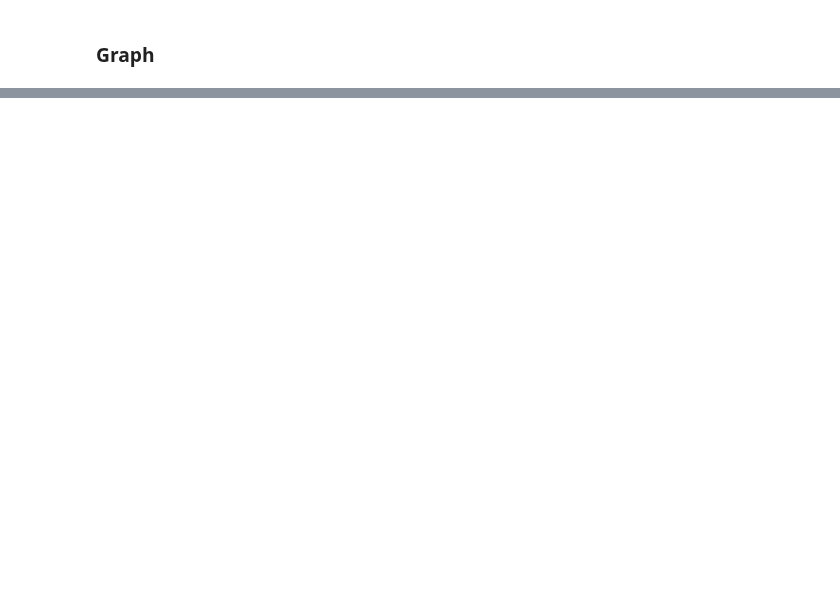
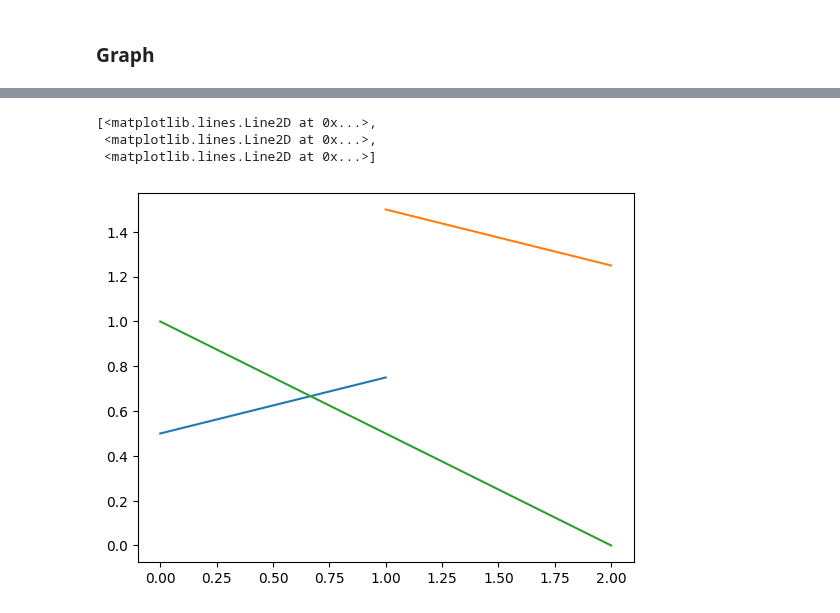
Before and after one commit to DesignToolInvestor/ManetSim, a Jupyter notebook: CdfFit/Note Books/dist_b_mle_over_fit.ipynb, the cells around one changed output, grey strips where cells are left out. Cells and saved outputs as stored; diff of their text form; code cells hidden in the pictures; blank space fills up the shorter version.

```diff
--- a/CdfFit/Note Books/dist_b_mle_over_fit.ipynb
+++ b/CdfFit/Note Books/dist_b_mle_over_fit.ipynb
@@ -111,0 +150,7 @@ Text(0.5, 0, 'n')
+# %%
+plot.plot(([0,1,2], [1,2,0]), [[1/2,3/2,0], [3/4,5/4,1]])
+# %% [output]
+[<matplotlib.lines.Line2D at 0x...>,
+ <matplotlib.lines.Line2D at 0x...>,
+ <matplotlib.lines.Line2D at 0x...>]
+[figure, added]
```
Also changed, not shown: parts of 13 cells of this notebook, 4 other files.
